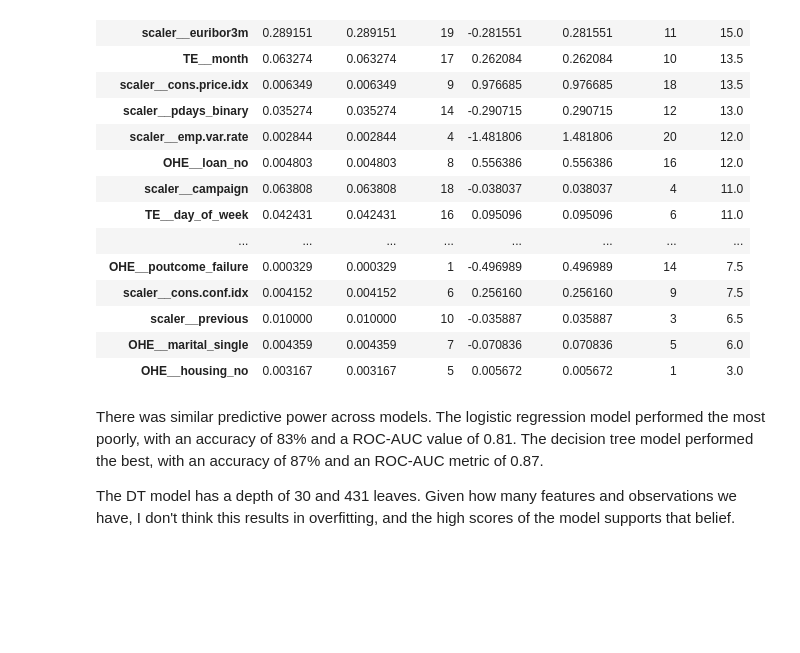
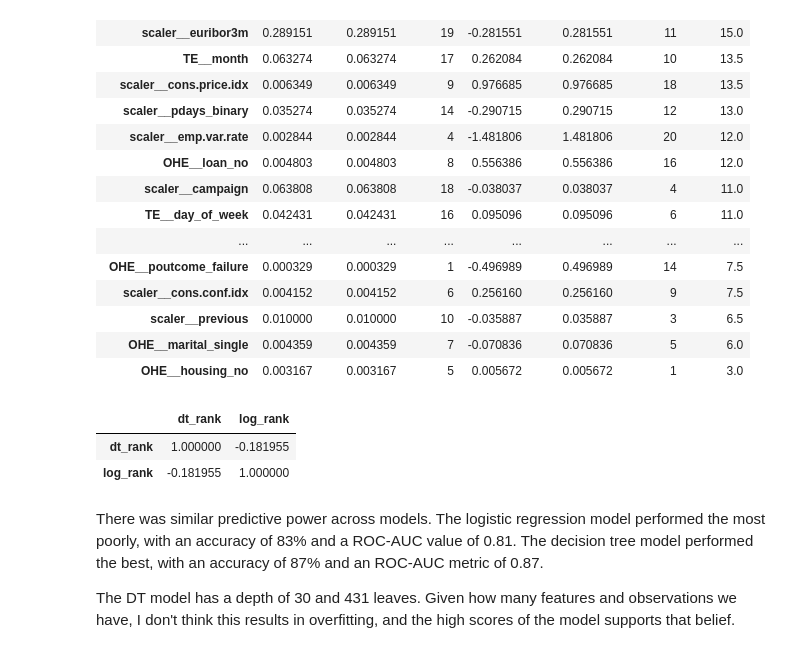
Before and after one commit to mattbenn/Practical-Application-3, a Jupyter notebook: prompt_III.ipynb, the cells around one changed output. Saved outputs shown, nothing was run; the diff lists cells and outputs as text; code cells hidden in the pictures; blank space fills up the shorter version.

```diff
--- a/prompt_III.ipynb
+++ b/prompt_III.ipynb
@@ -1517,6 +1559,12 @@ all_coefs
 | scaler__previous | 0.010000 | 0.010000 | 10 | -0.035887 | 0.035887 | 3 | 6.5 |
 | OHE__marital_single | 0.004359 | 0.004359 | 7 | -0.070836 | 0.070836 | 5 | 6.0 |
 | OHE__housing_no | 0.003167 | 0.003167 | 5 | 0.005672 | 0.005672 | 1 | 3.0 |
+# %%
+all_coefs[['dt_rank','log_rank']].corr(method="spearman")
+# %% [output]
+|  | dt_rank | log_rank |
+| dt_rank | 1.000000 | -0.181955 |
+| log_rank | -0.181955 | 1.000000 |
 # %% [markdown]
 There was similar predictive power across models. The logistic regression model performed the most poorly, with an accuracy of 83% and a ROC-AUC value of 0.81. The decision tree model performed the best, with an accuracy of 87% and an ROC-AUC metric of 0.87.
 
```
Also changed, not shown: parts of 2 cells of this notebook.
